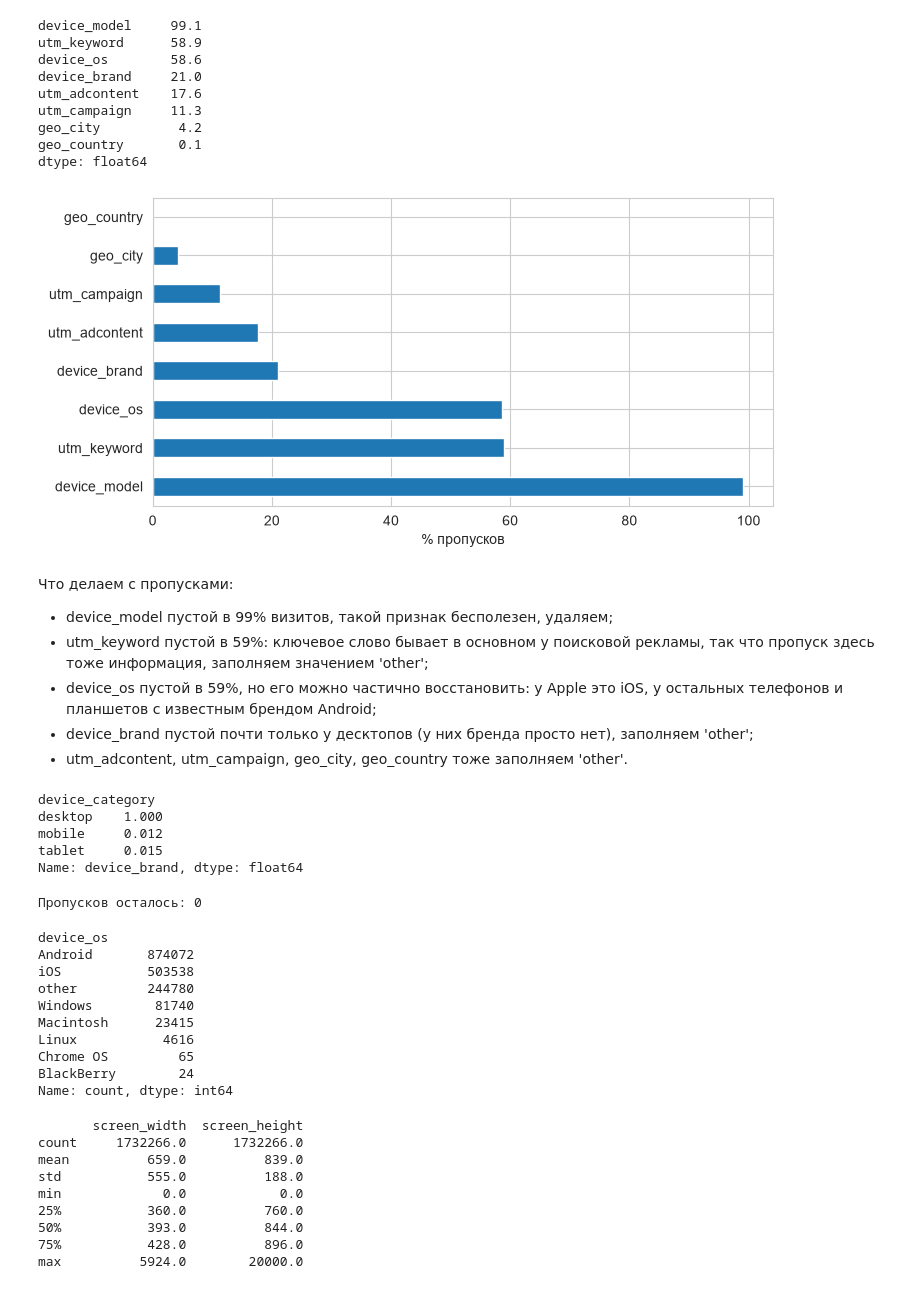
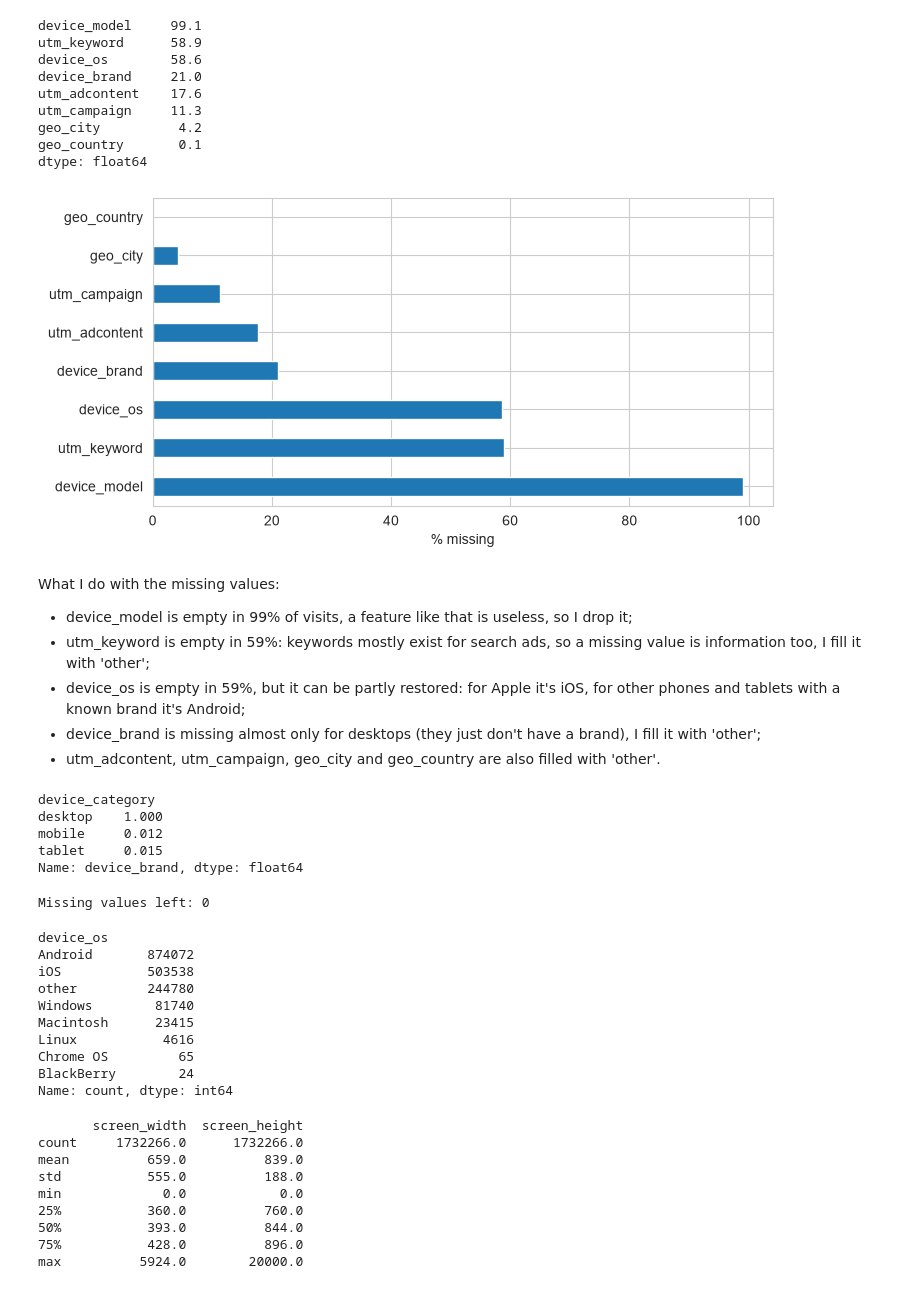
Before and after one commit to Alikonchik-Kaedahara/sber_auto_subscription, a Jupyter notebook: 01_EDA.ipynb, the cells around one changed output. Cells and saved outputs as stored; diff of their text form; code cells hidden in the pictures.

```diff
--- a/01_EDA.ipynb
+++ b/01_EDA.ipynb
@@ -221,16 +221,16 @@ dtype: float64
 # %%
 plt.figure(figsize=(8, 4))
 missing[missing > 0].plot(kind='barh')
-plt.xlabel('% пропусков')
+plt.xlabel('% missing')
 plt.show()
 # %% [output]
-[figure, old version]
+[figure, new version]
 # %% [markdown]
-Что делаем с пропусками:
+What I do with the missing values:
 
-- device_model пустой в 99% визитов, такой признак бесполезен, удаляем;
-- utm_keyword пустой в 59%: ключевое слово бывает в основном у поисковой рекламы, так что пропуск здесь тоже информация, заполняем значением 'other';
-- device_os пустой в 59%, но его можно частично восстановить: у Apple это iOS, у остальных телефонов и планшетов с известным брендом Android;
-- device_brand пустой почти только у десктопов (у них бренда просто нет), заполняем 'other';
-- utm_adcontent, utm_campaign, geo_city, geo_country тоже заполняем 'other'.
+- device_model is empty in 99% of visits, a feature like that is useless, so I drop it;
+- utm_keyword is empty in 59%: keywords mostly exist for search ads, so a missing value is information too, I fill it with 'other';
+- device_os is empty in 59%, but it can be partly restored: for Apple it's iOS, for other phones and tablets with a known brand it's Android;
+- device_brand is missing almost only for desktops (they just don't have a brand), I fill it with 'other';
+- utm_adcontent, utm_campaign, geo_city and geo_country are also filled with 'other'.
 # %%
@@ -255,10 +255,10 @@ cat_cols = ['utm_source', 'utm_medium', 'utm_campaign', 'utm_adcontent', 'utm_ke
             'device_category', 'device_os', 'device_brand', 'device_screen_resolution', 'device_browser',
             'geo_country', 'geo_city']
 df[cat_cols] = df[cat_cols].fillna('other')
-print('Пропусков осталось:', df[cat_cols].isna().sum().sum())
+print('Missing values left:', df[cat_cols].isna().sum().sum())
 df['device_os'].value_counts().head(8)
 # %% [output]
-Пропусков осталось: 0
+Missing values left: 0
 device_os
 Android       874072
 iOS           503538
```
Also changed, not shown: parts of 30 cells of this notebook, 1 other file.
